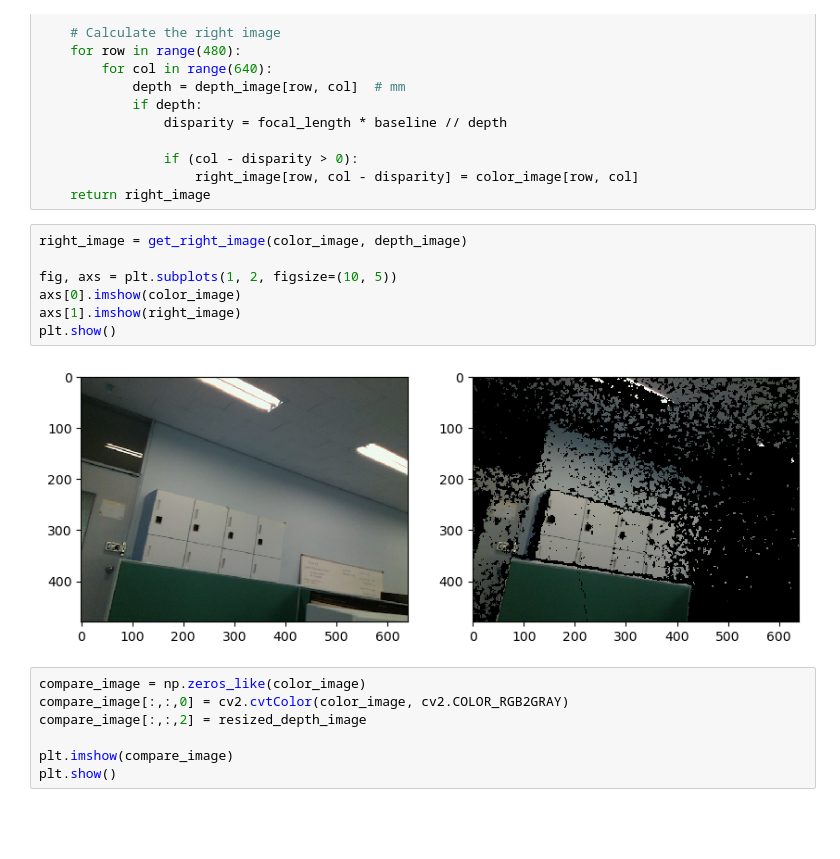
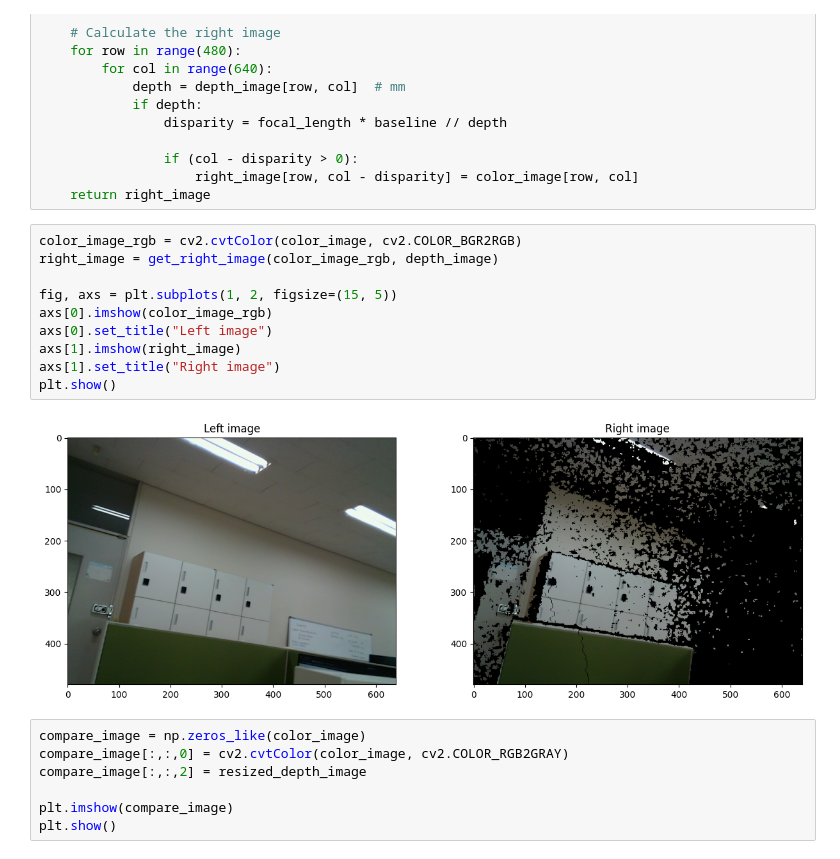
Before and after one commit to kodogyu/playground, a Jupyter notebook: ipynb/align_rgbd.ipynb, the cells around one changed output. Cells and saved outputs as stored; diff of their text form; blank space fills up the shorter version.

```diff
--- a/ipynb/align_rgbd.ipynb
+++ b/ipynb/align_rgbd.ipynb
@@ -93,14 +60,17 @@ def get_right_image(color_image, depth_image):
                     right_image[row, col - disparity] = color_image[row, col]
     return right_image
 # %%
-right_image = get_right_image(color_image, depth_image)
+color_image_rgb = cv2.cvtColor(color_image, cv2.COLOR_BGR2RGB)
+right_image = get_right_image(color_image_rgb, depth_image)
 
-fig, axs = plt.subplots(1, 2, figsize=(10, 5))
-axs[0].imshow(color_image)
+fig, axs = plt.subplots(1, 2, figsize=(15, 5))
+axs[0].imshow(color_image_rgb)
+axs[0].set_title("Left image")
 axs[1].imshow(right_image)
+axs[1].set_title("Right image")
 plt.show()
 # %% [output]
-[figure, old version]
+[figure, new version]
 # %%
 compare_image = np.zeros_like(color_image)
 compare_image[:,:,0] = cv2.cvtColor(color_image, cv2.COLOR_RGB2GRAY)
```
Also changed, not shown: parts of 4 cells of this notebook, 28 other files.
